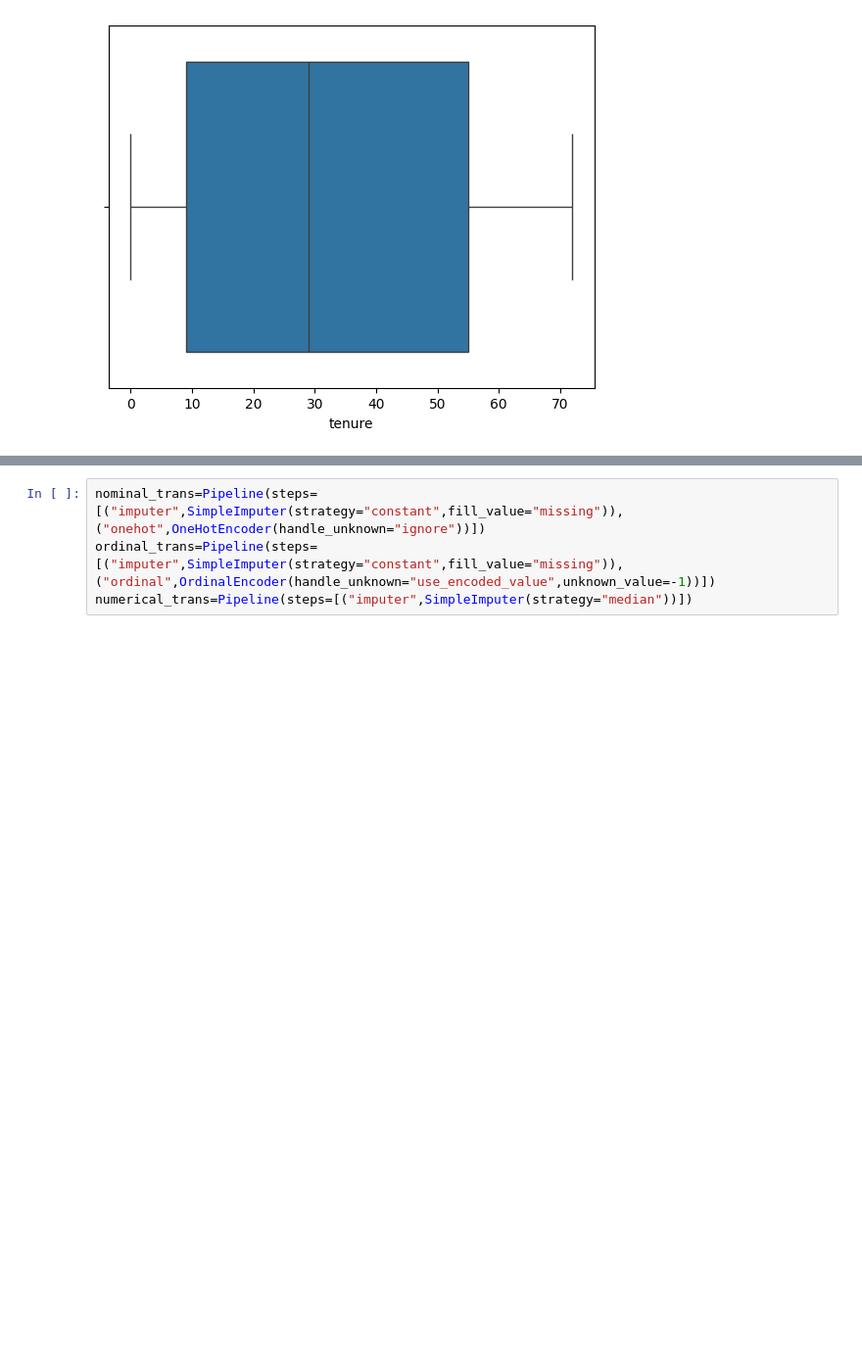
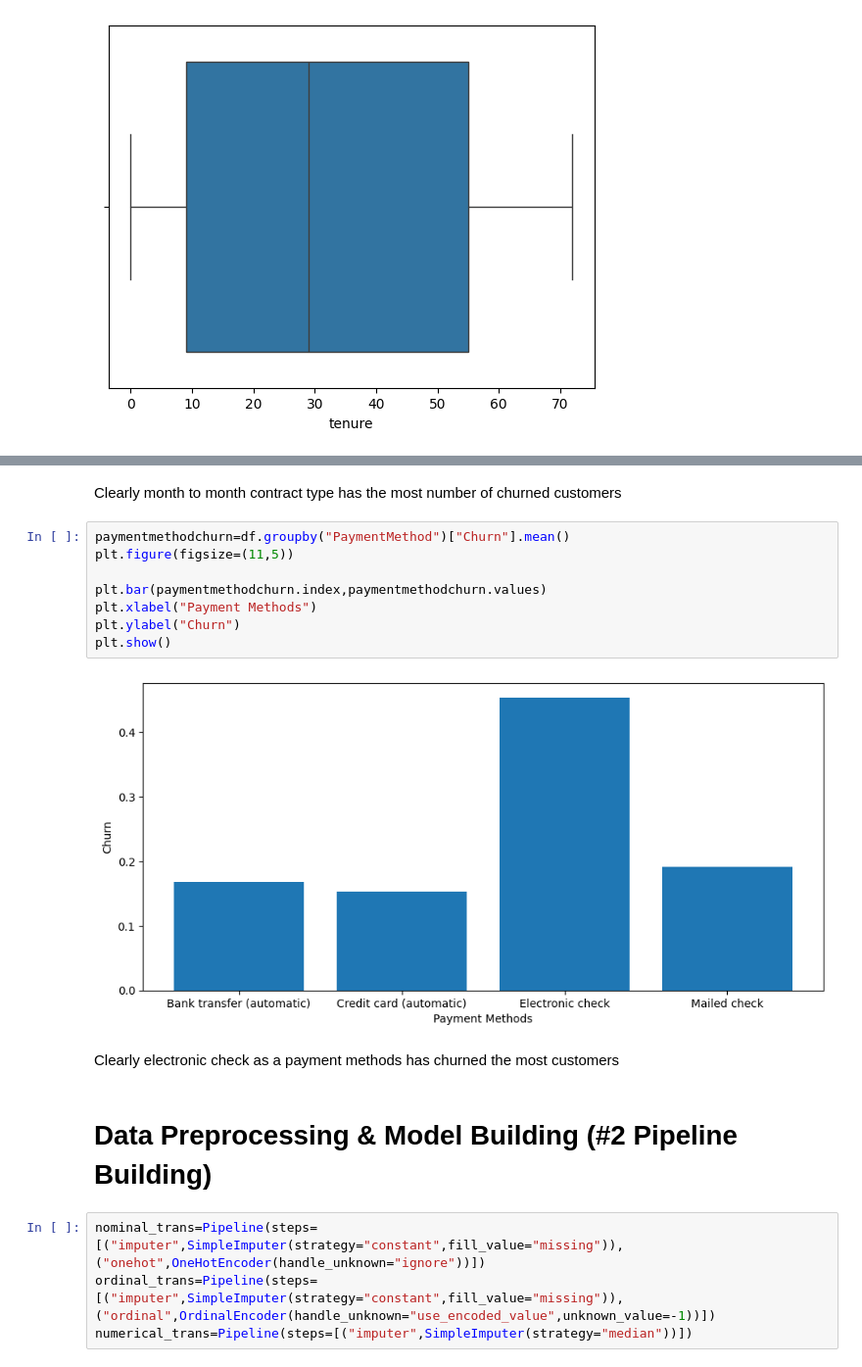
Before and after one commit to parthnijh/telco-customer-churn, a Jupyter notebook: telco_dataset.ipynb, the cells around one changed output, grey strips where cells are left out. Shown at 98% size. Saved outputs shown, nothing was run; the diff lists cells and outputs as text; blank space fills up the shorter version.

```diff
--- a/telco_dataset.ipynb
+++ b/telco_dataset.ipynb
@@ -256,3 +304,19 @@ for col in numeric_features:
+# %% [markdown]
+Clearly month to month contract type has the most number of churned customers
+# %%
+paymentmethodchurn=df.groupby("PaymentMethod")["Churn"].mean()
+plt.figure(figsize=(11,5))
+
+plt.bar(paymentmethodchurn.index,paymentmethodchurn.values)
+plt.xlabel("Payment Methods")
+plt.ylabel("Churn")
+plt.show()
+# %% [output]
+[figure, added]
+# %% [markdown]
+Clearly electronic check as a payment methods has churned the most customers
+# %% [markdown]
+# Data Preprocessing & Model Building (#2 Pipeline Building)
 # %%
 nominal_trans=Pipeline(steps=[("imputer",SimpleImputer(strategy="constant",fill_value="missing")),("onehot",OneHotEncoder(handle_unknown="ignore"))])
 ordinal_trans=Pipeline(steps=[("imputer",SimpleImputer(strategy="constant",fill_value="missing")),("ordinal",OrdinalEncoder(handle_unknown="use_encoded_value",unknown_value=-1))])
```
Also changed, not shown: parts of 12 cells of this notebook.
